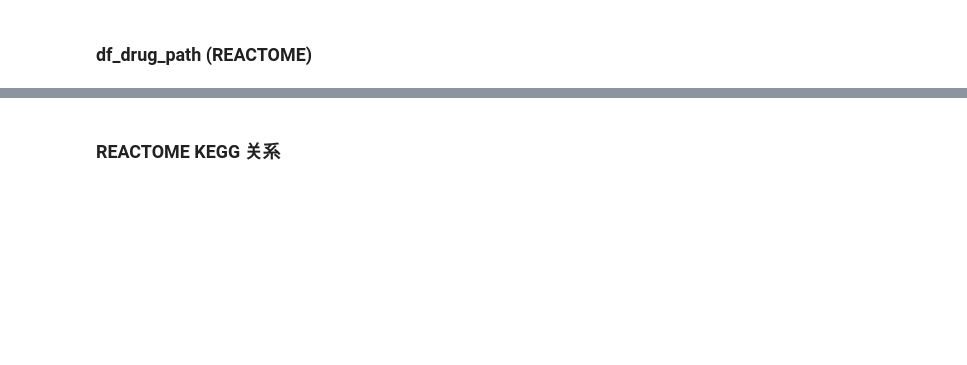
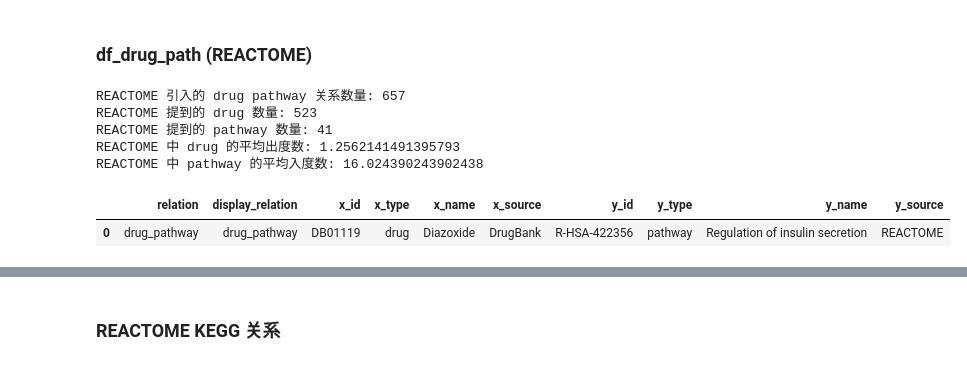
Before and after one commit to CPU-DS/kg4rd, a Jupyter notebook: src/kg4rd/data_process/build_graph.ipynb, the cells around one changed output, grey strips where cells are left out. Saved outputs shown, nothing was run; the diff lists cells and outputs as text; code cells hidden in the pictures; blank space fills up the shorter version.

```diff
--- a/src/kg4rd/data_process/build_graph.ipynb
+++ b/src/kg4rd/data_process/build_graph.ipynb
@@ -197,15 +209,28 @@ df_drug_path1.head(1)
 ### df_drug_path (REACTOME)
 # %%
 df_drug_path2 = pd.merge(df_drug_reactome_pathway, db_vocab, 'left', left_on='drugbank_id', right_on='DrugBank ID')
-df_drug_path2 = df_drug_path2.get(['drugbank_id', 'Common name', 'pathway_reactome_id', 'pathway_reactome_name'])
+df_drug_path2 = df_drug_path2[['drugbank_id', 'Common name', 'pathway_reactome_id', 'pathway_reactome_name']]
 df_drug_path2 = df_drug_path2.dropna().drop_duplicates()
 
 df_drug_path2 = df_drug_path2.rename(columns={'drugbank_id':'x_id', 'Common name':'x_name', 'pathway_reactome_id':'y_id', 'pathway_reactome_name':'y_name'})
 df_drug_path2['x_type'] = 'drug'
 df_drug_path2['x_source'] = 'DrugBank'
 df_drug_path2['y_type'] = 'pathway'
 df_drug_path2['y_source'] = 'REACTOME'
 df_drug_path2['relation'] = 'drug_pathway'
 df_drug_path2['display_relation'] = 'drug_pathway'
 df_drug_path2 = clean_edges(df_drug_path2)
+print("REACTOME 引入的 drug pathway 关系数量:", df_drug_path2.shape[0])
+print("REACTOME 提到的 drug 数量:", df_drug_path2['x_id'].unique().shape[0])
+print("REACTOME 提到的 pathway 数量:", df_drug_path2['y_id'].unique().shape[0])
+print("REACTOME 中 drug 的平均出度数:", df_drug_path2.groupby('x_id').size().mean())
+print("REACTOME 中 pathway 的平均入度数:", df_drug_path2.groupby('y_id').size().mean())
 df_drug_path2.head(1)
+# %% [output]
+REACTOME 引入的 drug pathway 关系数量: 657
+REACTOME 提到的 drug 数量: 523
+REACTOME 提到的 pathway 数量: 41
+REACTOME 中 drug 的平均出度数: 1.2562141491395793
+REACTOME 中 pathway 的平均入度数: 16.024390243902438
+|  | relation | display_relation | x_id | x_type | x_name | x_source | y_id | y_type | y_name | y_source |
+| 0 | drug_pathway | drug_pathway | DB01119 | drug | Diazoxide | DrugBank | R-HSA-422356 | pathway | Regulation of insulin secretion | REACTOME |
```
Also changed, not shown: parts of 54 cells of this notebook, 16 other files.
